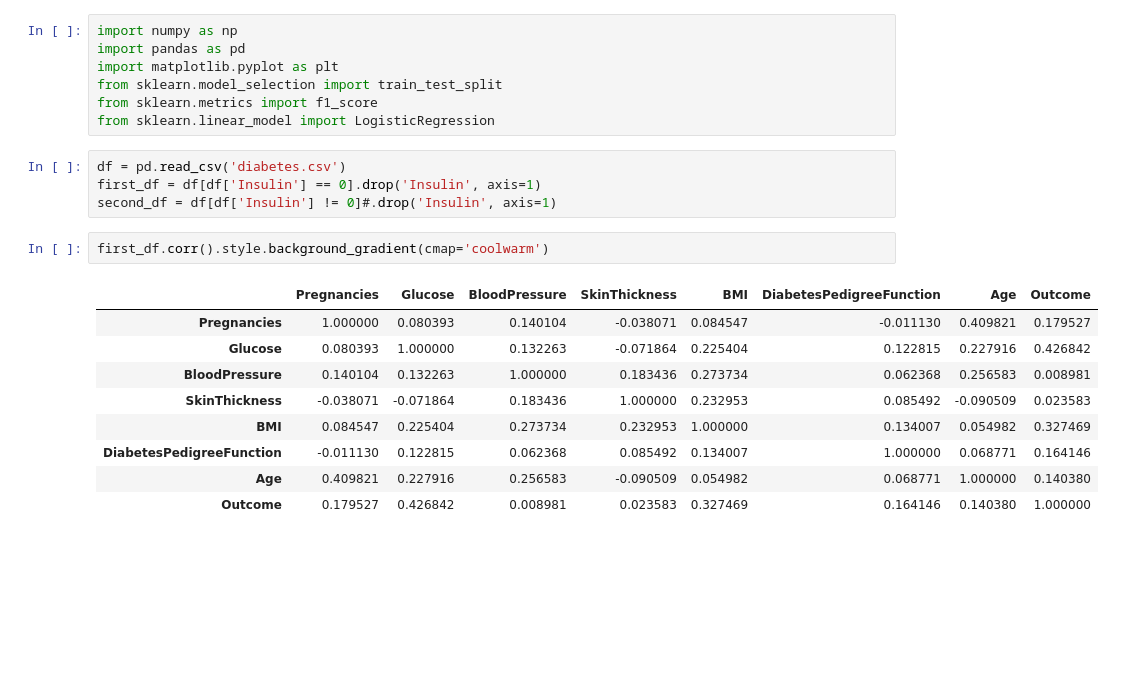
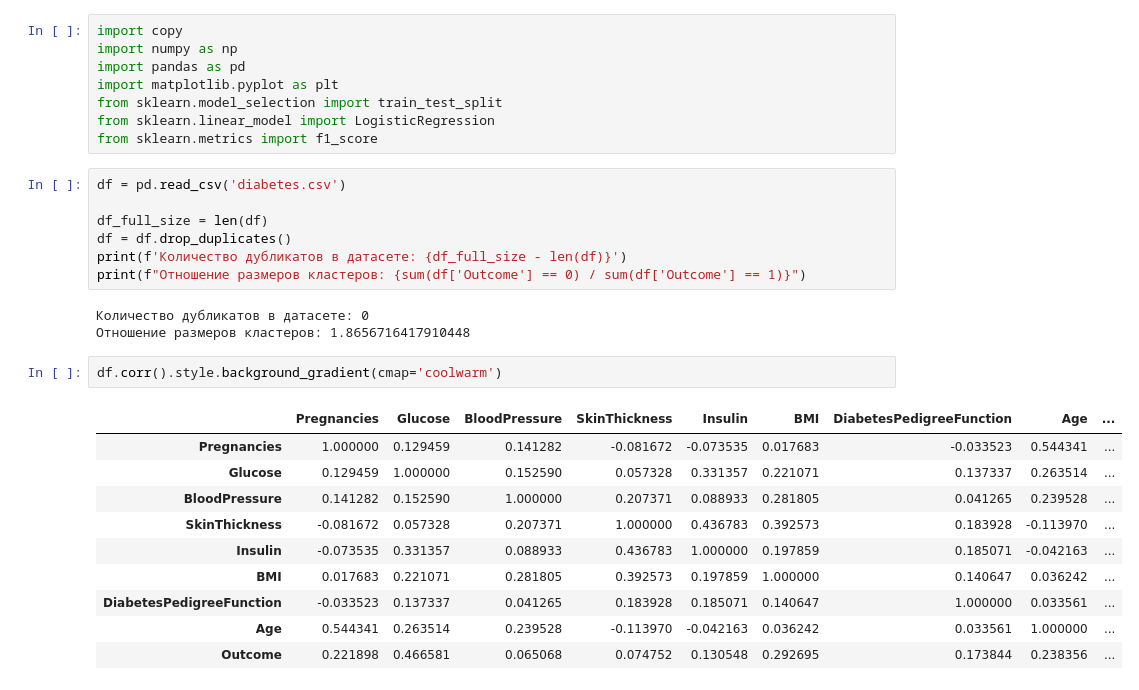
Before and after one commit to AngelicHedgehog/BMSTU-Modeling, a Jupyter notebook: lab4/lab4.2.ipynb, the cells around one changed output. Saved outputs shown, nothing was run; the diff lists cells and outputs as text; blank space fills up the shorter version.

```diff
--- a/lab4/lab4.2.ipynb
+++ b/lab4/lab4.2.ipynb
@@ -1,23 +1,31 @@
 # %%
+import copy
 import numpy as np
 import pandas as pd
 import matplotlib.pyplot as plt
 from sklearn.model_selection import train_test_split
+from sklearn.linear_model import LogisticRegression
 from sklearn.metrics import f1_score
-from sklearn.linear_model import LogisticRegression
-# %%
-df = pd.read_csv('diabetes.csv')
-first_df = df[df['Insulin'] == 0].drop('Insulin', axis=1)
-second_df = df[df['Insulin'] != 0]#.drop('Insulin', axis=1)
+# %%
+df = pd.read_csv('diabetes.csv')
+
+df_full_size = len(df)
+df = df.drop_duplicates()
+print(f'Количество дубликатов в датасете: {df_full_size - len(df)}')
+print(f"Отношение размеров кластеров: {sum(df['Outcome'] == 0) / sum(df['Outcome'] == 1)}")
+# %% [output]
+Количество дубликатов в датасете: 0
+Отношение размеров кластеров: 1.8656716417910448
 # %%
-first_df.corr().style.background_gradient(cmap='coolwarm')
+df.corr().style.background_gradient(cmap='coolwarm')
 # %% [output]
-|  | Pregnancies | Glucose | BloodPressure | SkinThickness | BMI | DiabetesPedigreeFunction | Age | Outcome |
-| Pregnancies | 1.000000 | 0.080393 | 0.140104 | -0.038071 | 0.084547 | -0.011130 | 0.409821 | 0.179527 |
-| Glucose | 0.080393 | 1.000000 | 0.132263 | -0.071864 | 0.225404 | 0.122815 | 0.227916 | 0.426842 |
-| BloodPressure | 0.140104 | 0.132263 | 1.000000 | 0.183436 | 0.273734 | 0.062368 | 0.256583 | 0.008981 |
-| SkinThickness | -0.038071 | -0.071864 | 0.183436 | 1.000000 | 0.232953 | 0.085492 | -0.090509 | 0.023583 |
-| BMI | 0.084547 | 0.225404 | 0.273734 | 0.232953 | 1.000000 | 0.134007 | 0.054982 | 0.327469 |
-| DiabetesPedigreeFunction | -0.011130 | 0.122815 | 0.062368 | 0.085492 | 0.134007 | 1.000000 | 0.068771 | 0.164146 |
-| Age | 0.409821 | 0.227916 | 0.256583 | -0.090509 | 0.054982 | 0.068771 | 1.000000 | 0.140380 |
-| Outcome | 0.179527 | 0.426842 | 0.008981 | 0.023583 | 0.327469 | 0.164146 | 0.140380 | 1.000000 |
+|  | Pregnancies | Glucose | BloodPressure | SkinThickness | Insulin | BMI | DiabetesPedigreeFunction | Age | ... |
+| Pregnancies | 1.000000 | 0.129459 | 0.141282 | -0.081672 | -0.073535 | 0.017683 | -0.033523 | 0.544341 | ... |
+| Glucose | 0.129459 | 1.000000 | 0.152590 | 0.057328 | 0.331357 | 0.221071 | 0.137337 | 0.263514 | ... |
+| BloodPressure | 0.141282 | 0.152590 | 1.000000 | 0.207371 | 0.088933 | 0.281805 | 0.041265 | 0.239528 | ... |
+| SkinThickness | -0.081672 | 0.057328 | 0.207371 | 1.000000 | 0.436783 | 0.392573 | 0.183928 | -0.113970 | ... |
+| Insulin | -0.073535 | 0.331357 | 0.088933 | 0.436783 | 1.000000 | 0.197859 | 0.185071 | -0.042163 | ... |
+| BMI | 0.017683 | 0.221071 | 0.281805 | 0.392573 | 0.197859 | 1.000000 | 0.140647 | 0.036242 | ... |
+| DiabetesPedigreeFunction | -0.033523 | 0.137337 | 0.041265 | 0.183928 | 0.185071 | 0.140647 | 1.000000 | 0.033561 | ... |
+| Age | 0.544341 | 0.263514 | 0.239528 | -0.113970 | -0.042163 | 0.036242 | 0.033561 | 1.000000 | ... |
+| Outcome | 0.221898 | 0.466581 | 0.065068 | 0.074752 | 0.130548 | 0.292695 | 0.173844 | 0.238356 | ... |
```
Also changed, not shown: parts of 13 cells of this notebook, 1 other file.
